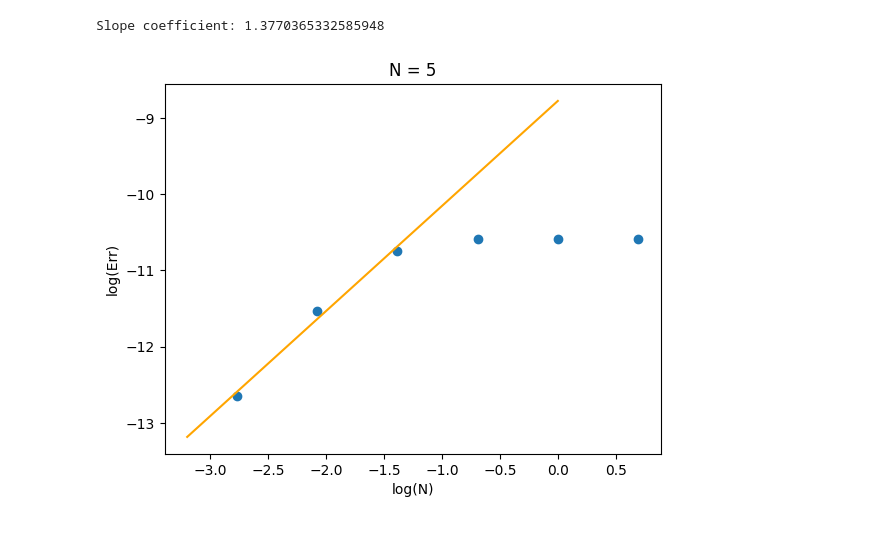
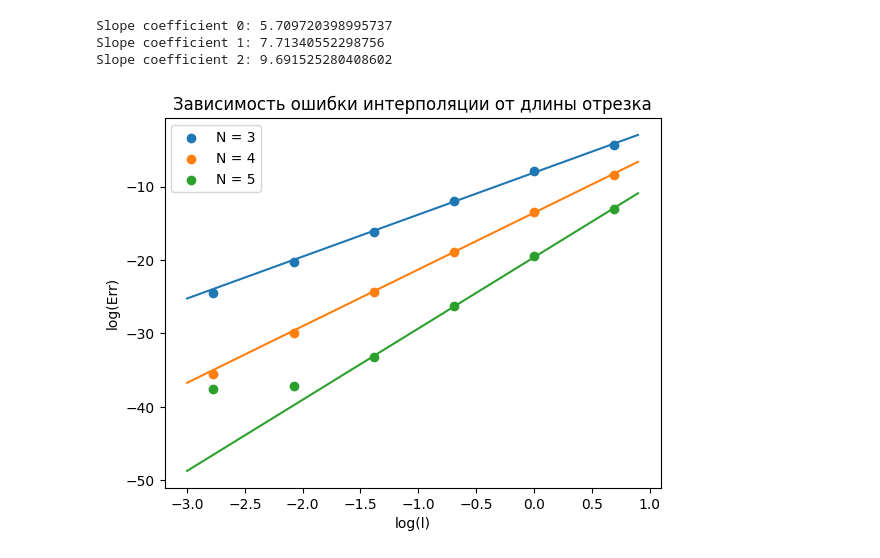
Before and after one commit to Shulliikkk/Computational-Mathematics, a Jupyter notebook: Hermit_Interpolator/Hermit.ipynb, the cells around one changed output. Cells and saved outputs as stored; diff of their text form; code cells hidden in the pictures.

```diff
--- a/Hermit_Interpolator/Hermit.ipynb
+++ b/Hermit_Interpolator/Hermit.ipynb
@@ -53,21 +11,24 @@ Slope coefficient: 1.449970050015383
-# %%
-# N = 5
-Err = np.array([2.52027e-05, 2.52029e-05, 2.52029e-05, 2.16803e-05, 9.77993e-06, 3.21371e-06])
-N = np.array([2 / 2**i for i in range(6)])
-
-plt.scatter(np.log(N), np.log(Err))
-
-k, b = MNK(np.log(N[3:]), np.log(Err[3:]))
-log_N_range = np.linspace(-3.2, 0, 10)
-plt.plot(log_N_range , k * log_N_range + b, color = 'orange')
-
-print('Slope coefficient:', k)
-
-plt.xlabel('log(N)')
-plt.ylabel('log(Err)')
-plt.title('N = 5')
-
-plt.show()
-# %% [output]
-Slope coefficient: 1.3770365332585948
-[figure, removed]
+# %%
+l = np.array([2 / 2**i for i in range(6)])
+Err_1 = np.array([0.0136782, 0.000354637, 6.15087e-06, 9.85495e-08, 1.54944e-09, 2.42475e-11])
+Err_2 = np.array([0.000232419, 1.49735e-06, 6.48262e-09, 2.59562e-11, 1.02045e-13, 3.94216e-16])
+Err_3 = np.array([2.16241e-06, 3.47139e-09, 3.75716e-12, 3.96905e-15, 7.11237e-17, 4.64039e-17 ])
+ERR = [Err_1, Err_2, Err_3]
+
+log_l_range = np.linspace(-3, 0.9, 10)
+for i in range(3):
+    plt.scatter(np.log(l), np.log(ERR[i]), label = 'N = {0}'.format(i + 3))
+    k, b = MNK(np.log(l[:4]), np.log(ERR[i][:4]))
+    plt.plot(log_l_range , k * log_l_range + b)
+    print('Slope coefficient {0}:'.format(i), k)
+
+plt.xlabel('log(l)')
+plt.ylabel('log(Err)')
+plt.title('Зависимость ошибки интерполяции от длины отрезка')
+plt.legend()
+plt.show()
+# %% [output]
+Slope coefficient 0: 5.709720398995737
+Slope coefficient 1: 7.71340552298756
+Slope coefficient 2: 9.691525280408602
+[figure, added]
```
Also changed, not shown: parts of 2 cells of this notebook, 1 other file.
